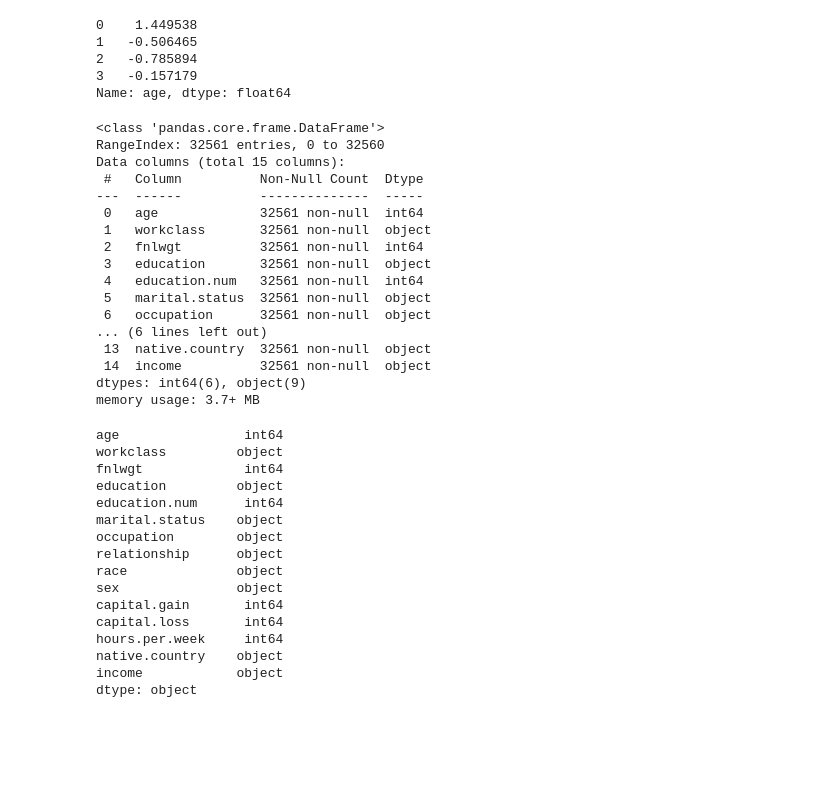
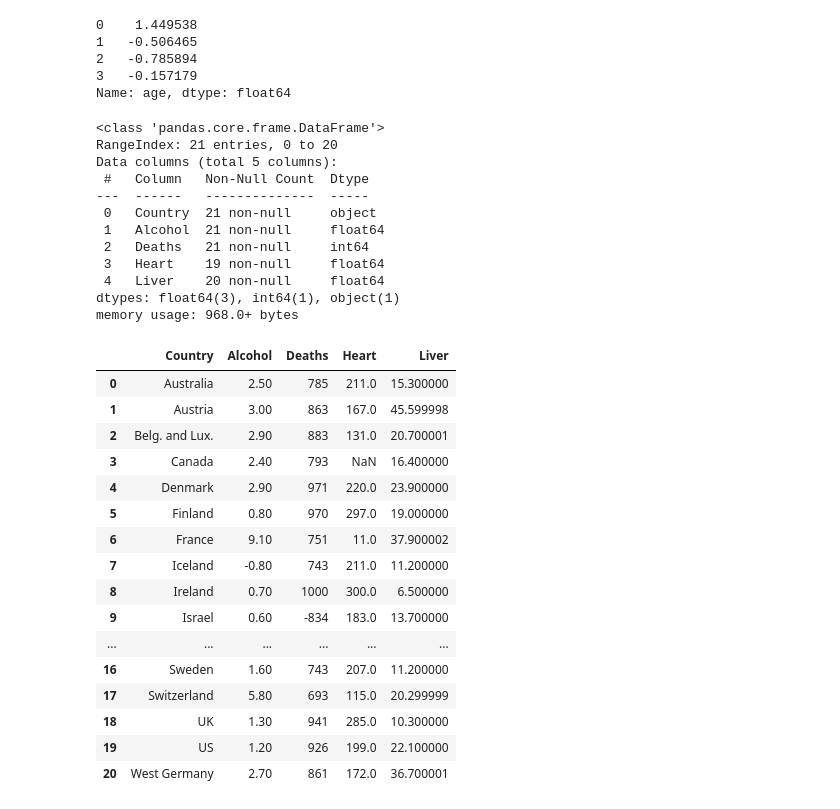
Before and after one commit to bforoura/IDS, a Jupyter notebook: ex_9_13.ipynb, the cells around one changed output. Saved outputs shown, nothing was run; the diff lists cells and outputs as text; code cells hidden in the pictures; blank space fills up the shorter version.

```diff
--- a/ex_9_13.ipynb
+++ b/ex_9_13.ipynb
@@ -107,49 +107,45 @@ Name: age, dtype: float64
 # %%
 # Pandas read_csv from url
 
-url = "https://raw.githubusercontent.com/Kunika01-dev/Decision_Tree/main/adult_dataset-1.csv"
+url = "https://raw.githubusercontent.com/bforoura/IDS/main/alcohol_deaths.csv"
 
-df2 = pd.read_csv(url)
+df2 = pd.read_csv(url, sep=",")
 # %%
 # display info about df2 attributes and their types
 
 df2.info()
 # %% [output]
 <class 'pandas.core.frame.DataFrame'>
-RangeIndex: 32561 entries, 0 to 32560
-Data columns (total 15 columns):
- #   Column          Non-Null Count  Dtype
----  ------          --------------  -----
- 0   age             32561 non-null  int64
- 1   workclass       32561 non-null  object
- 2   fnlwgt          32561 non-null  int64
- 3   education       32561 non-null  object
- 4   education.num   32561 non-null  int64
- 5   marital.status  32561 non-null  object
- 6   occupation      32561 non-null  object
-... (6 lines left out)
- 13  native.country  32561 non-null  object
- 14  income          32561 non-null  object
-dtypes: int64(6), object(9)
-memory usage: 3.7+ MB
+RangeIndex: 21 entries, 0 to 20
+Data columns (total 5 columns):
+ #   Column   Non-Null Count  Dtype
+---  ------   --------------  -----
+ 0   Country  21 non-null     object
+ 1   Alcohol  21 non-null     float64
+ 2   Deaths   21 non-null     int64
+ 3   Heart    19 non-null     float64
+ 4   Liver    20 non-null     float64
+dtypes: float64(3), int64(1), object(1)
+memory usage: 968.0+ bytes
 # %%
 # display column types
 
-df2.dtypes
+df2
 # %% [output]
-age                int64
-workclass         object
-fnlwgt             int64
-education         object
-education.num      int64
-marital.status    object
-occupation        object
-relationship      object
-race              object
-sex               object
-capital.gain       int64
-capital.loss       int64
-hours.per.week     int64
-native.country    object
-income            object
-dtype: object
+|  | Country | Alcohol | Deaths | Heart | Liver |
+| 0 | Australia | 2.50 | 785 | 211.0 | 15.300000 |
+| 1 | Austria | 3.00 | 863 | 167.0 | 45.599998 |
+| 2 | Belg. and Lux. | 2.90 | 883 | 131.0 | 20.700001 |
+| 3 | Canada | 2.40 | 793 | NaN | 16.400000 |
+| 4 | Denmark | 2.90 | 971 | 220.0 | 23.900000 |
+| 5 | Finland | 0.80 | 970 | 297.0 | 19.000000 |
+| 6 | France | 9.10 | 751 | 11.0 | 37.900002 |
+| 7 | Iceland | -0.80 | 743 | 211.0 | 11.200000 |
+| 8 | Ireland | 0.70 | 1000 | 300.0 | 6.500000 |
+| 9 | Israel | 0.60 | -834 | 183.0 | 13.700000 |
+| ... | ... | ... | ... | ... | ... |
+| 16 | Sweden | 1.60 | 743 | 207.0 | 11.200000 |
+| 17 | Switzerland | 5.80 | 693 | 115.0 | 20.299999 |
+| 18 | UK | 1.30 | 941 | 285.0 | 10.300000 |
+| 19 | US | 1.20 | 926 | 199.0 | 22.100000 |
+| 20 | West Germany | 2.70 | 861 | 172.0 | 36.700001 |
```
Also changed, not shown: parts of 4 cells of this notebook.
